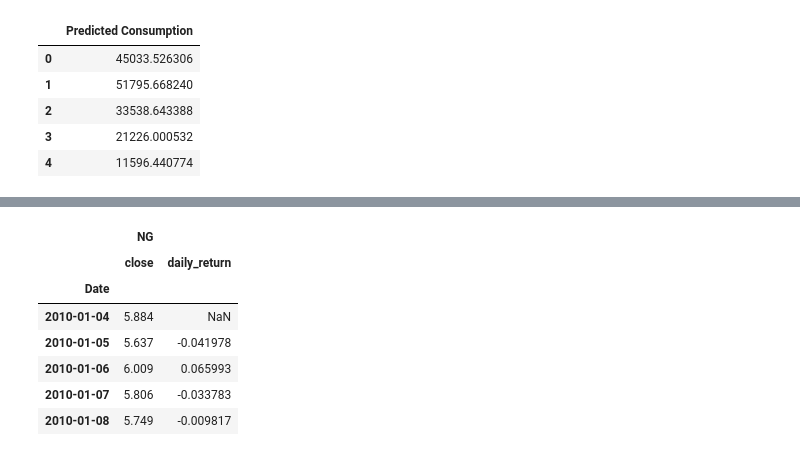
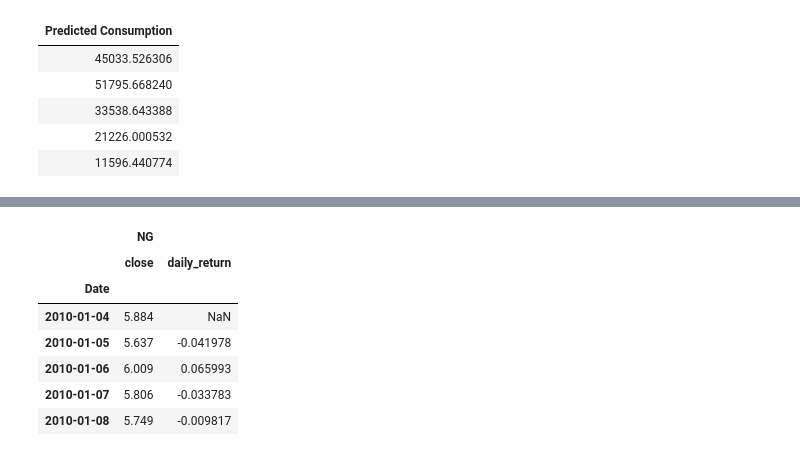
Before and after one commit to SabahatJK/EDA_NG, a Jupyter notebook: Starter Code_SK.ipynb, the cells around one changed output, grey strips where cells are left out. Drawn from its saved outputs; the diff is of its cells as text; code cells hidden in the pictures.

```diff
--- a/Starter Code_SK.ipynb
+++ b/Starter Code_SK.ipynb
@@ -702,7 +705,7 @@ for key, value in region_dfs.items():
         linear_reg = linear_reg[['Coefficient  of determination', 'Intercept', 'Slope']]
 
         predic_response = pd.DataFrame(list(y_pred))
-        display(linear_reg)
+        #display(linear_reg)
 
         region_dfs[key]["temp_close_lin_reg"] = linear_reg
         region_dfs[key]["temp_close_predic_response"] = predic_response
@@ -722,10 +725,10 @@ for key, value in region_dfs.items():
         #linear_reg["state"] = key
 
         predic_response = pd.DataFrame(list(y_pred))
-        display(linear_reg)
-        region_dfs[key]["temp_res_consump_lin_reg"] = linear_reg
-        region_dfs[key]["temp_res_consump_predic_response"] = predic_response
-        region_dfs[key]["temp_res_consump_lin_reg_model"] = linear_model
+        #display(linear_reg)
+        #region_dfs[key]["temp_res_consump_lin_reg"] = linear_reg
+        #region_dfs[key]["temp_res_consump_predic_response"] = predic_response
+        #region_dfs[key]["temp_res_consump_lin_reg_model"] = linear_model
         #print("Coefficient of determination", r_sq)
         #print("Slope", linear_model.coef_)
         #print("Intercept", linear_model.intercept_)
@@ -759,15 +741,15 @@ print(f"\n\n")
 for key, value in region_dfs.items():
 
     if key != "US":
-        print(f"\n----------{key} - % Change Avg Temp - Close ------------------")
+        #print(f"\n----------{key} - % Change Avg Temp - Close ------------------")
         df = region_dfs[key]["price_temperature"].copy()
         df_pct_change = df.pct_change().dropna()
         r_sq, linear_model, y_pred = linear_regression(df["Avg Temp"], df["Close"], shift_period =-90)
         #r_sq, linear_model, y_pred = linear_regression(df["Avg Temp"], df["Close"], shift_period =-90)
-        print("Coefficient of determination", r_sq)
-        print("Slope", linear_model.coef_)
-        print("Intercept", linear_model.intercept_)
-        print("Predicted response:", y_pred, sep='\n')
+        #print("Coefficient of determination", r_sq)
+        #print("Slope", linear_model.coef_)
+        #print("Intercept", linear_model.intercept_)
+        #print("Predicted response:", y_pred, sep='\n')
 
         linear_reg["Slope"] = linear_model.coef_
         linear_reg["Intercept"] = linear_model.intercept_
@@ -775,7 +757,7 @@ for key, value in region_dfs.items():
         linear_reg = linear_reg[['Coefficient  of determination', 'Intercept', 'Slope']]
 
         predic_response = pd.DataFrame(list(y_pred))
-        display(linear_reg)
+        #display(linear_reg)
 
         #linear_reg = linear_reg[['x', 'y', 'a', 'b']]
 
@@ -879,41 +828,34 @@ pn.Column(interact_panel[0][0], interact_panel[1][0], scroll=False, width=500)
 # %%
 #Test the Pittsburg model with out of sample data
 #Import Pittsburg model with Pittsburg temp data 2015-2019
 df_non_sample_temp = weather_data("PA", r"Data\Pittsburg_Temp_2015_2019.csv")
 
 df_non_sample_temp = agg_temperature_monthly(df_non_sample_temp)
 
 df_avg_non_sample_temp = df_non_sample_temp["Avg Temp"]
 df_non_sample_temp.reset_index(drop=True, inplace=True)
 
 
 new_data = df_non_sample_temp
 #display(df_non_sample_temp.head())
 
 df = region_dfs["PA"]["combined"].copy()
 r_sq, linear_model, y_pred = linear_regression(df["Avg Temp"], df[str_res], shift_period =0)
 
 new_x = np.array(new_data["Avg Temp"]).reshape(-1,1)
 #display(new_x)
 y_new_pred = linear_model.predict(new_x)
 y_new_pred
 #index =
 future_predic_response = pd.DataFrame(y_new_pred, columns=["Predicted Consumption"])
-future_predic_response.head()
-
-
-#future_predic_response = pd.DataFrame(y_new_pred, columns=["Predicted Consumption"])
-
-#display(future_predic_response.head())
-#region_dfs[key]["temp_res_consump_lin_reg"] = linear_reg
-#region_dfs[key]["temp_res_consump_predic_response"] = predic_response
+future_predic_response.head().style.hide_index()
 # %% [output]
-|  | Predicted Consumption |
-| 0 | 45033.526306 |
-| 1 | 51795.668240 |
-| 2 | 33538.643388 |
-| 3 | 21226.000532 |
-| 4 | 11596.440774 |
+| Predicted Consumption |
+| 45033.526306 |
+| 51795.668240 |
+| 33538.643388 |
+| 21226.000532 |
+| 11596.440774 |
 # %%
 start_date_2 = "2015-01-01"
 end_date_2 = "2019-12-30"
```
Also changed, not shown: parts of 19 cells of this notebook.
